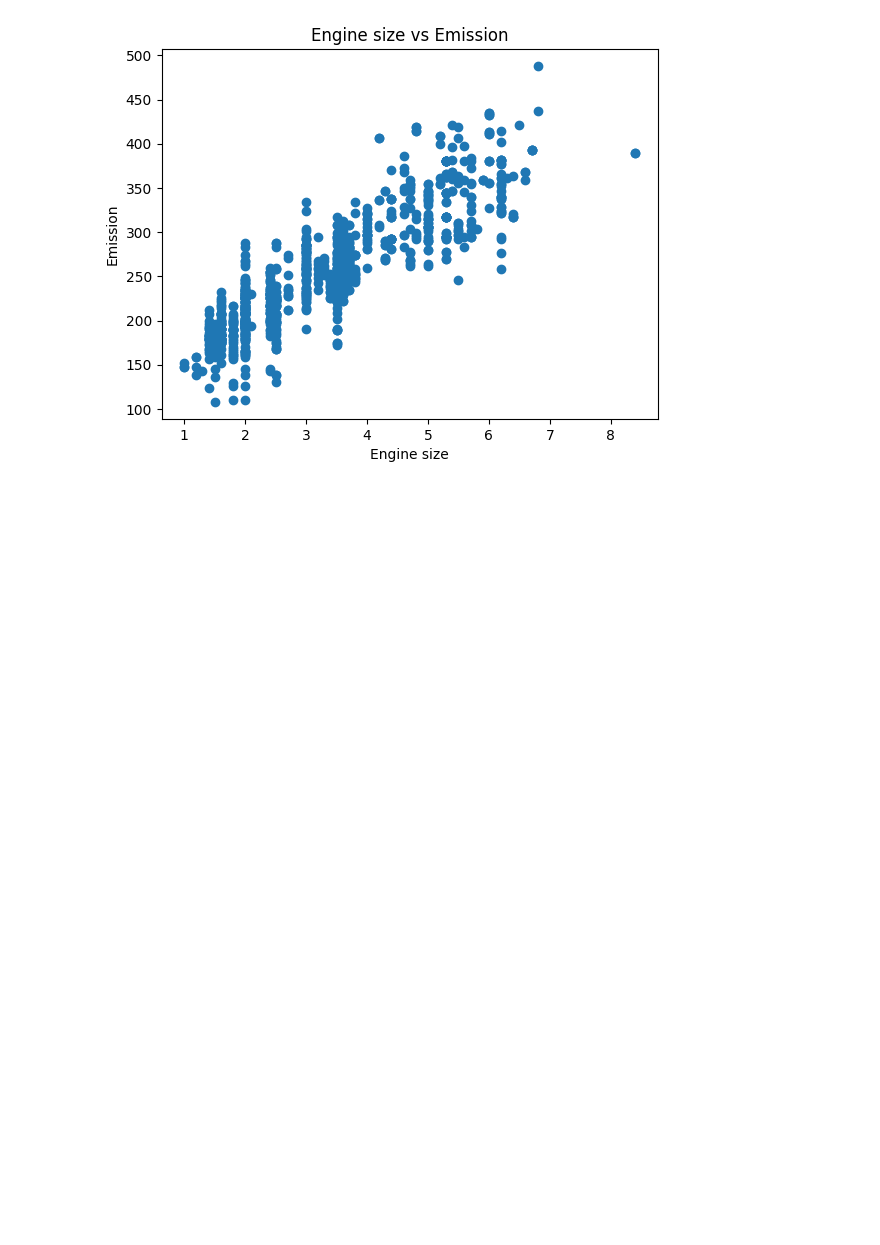
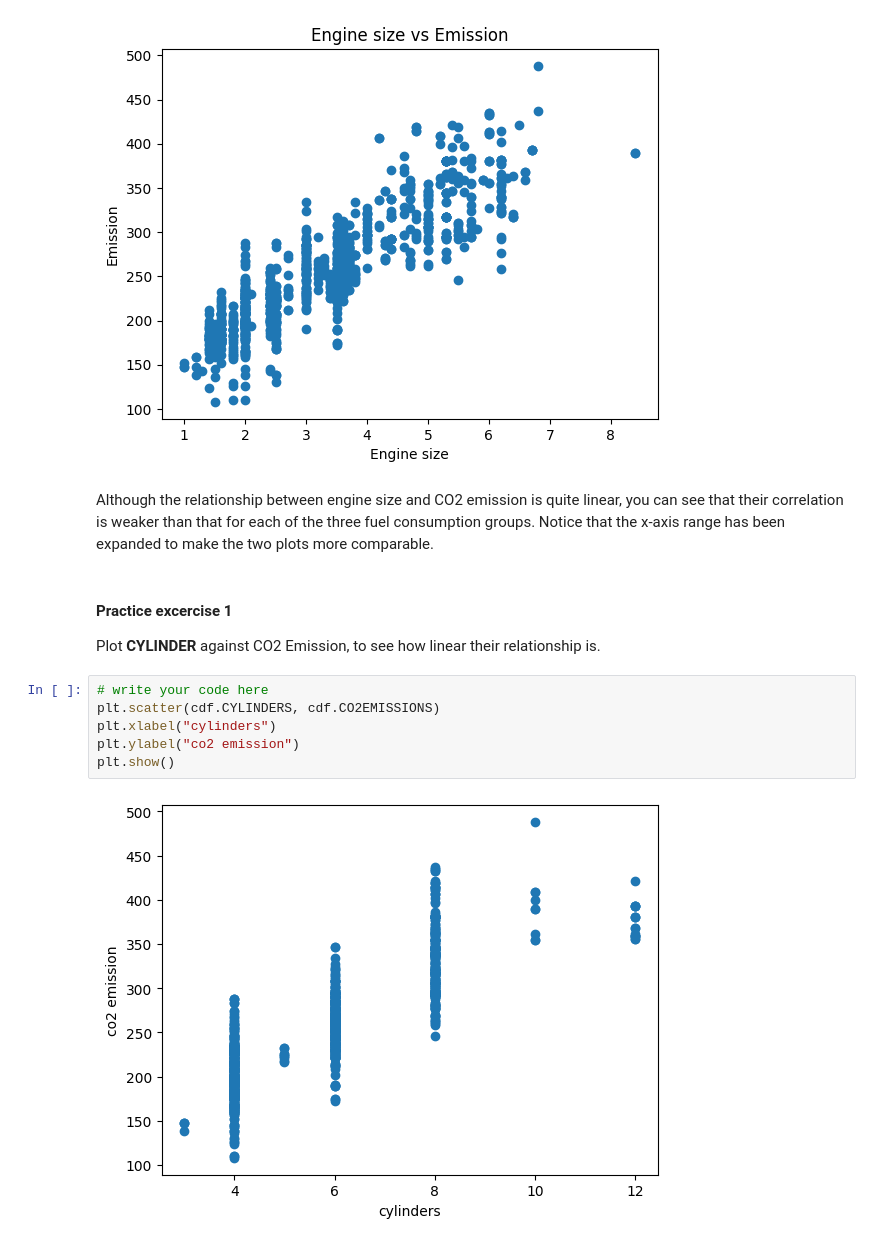
Before and after one commit to beshoyraafat20/machine_learning_using_python, a Jupyter notebook: Module_2/simple_linear_Regression.ipynb, the cells around one changed output. Saved outputs shown, nothing was run; the diff lists cells and outputs as text; blank space fills up the shorter version.

```diff
--- a/Module_2/simple_linear_Regression.ipynb
+++ b/Module_2/simple_linear_Regression.ipynb
@@ -100,3 +100,16 @@ plt.title("Engine size vs Emission")
 plt.show()
 # %% [output]
 [figure]
+# %% [markdown]
+Although the relationship between engine size and CO2 emission is quite linear, you can see that their correlation is weaker than that for each of the three fuel consumption groups. Notice that the x-axis range has been expanded to make the two plots more comparable.
+# %% [markdown]
+#### Practice excercise 1
+Plot __CYLINDER__ against CO2 Emission, to see how linear their relationship is.
+# %%
+# write your code here
+plt.scatter(cdf.CYLINDERS, cdf.CO2EMISSIONS)
+plt.xlabel("cylinders")
+plt.ylabel("co2 emission")
+plt.show()
+# %% [output]
+[figure, added]
```
Also changed, not shown: parts of 26 cells of this notebook.
